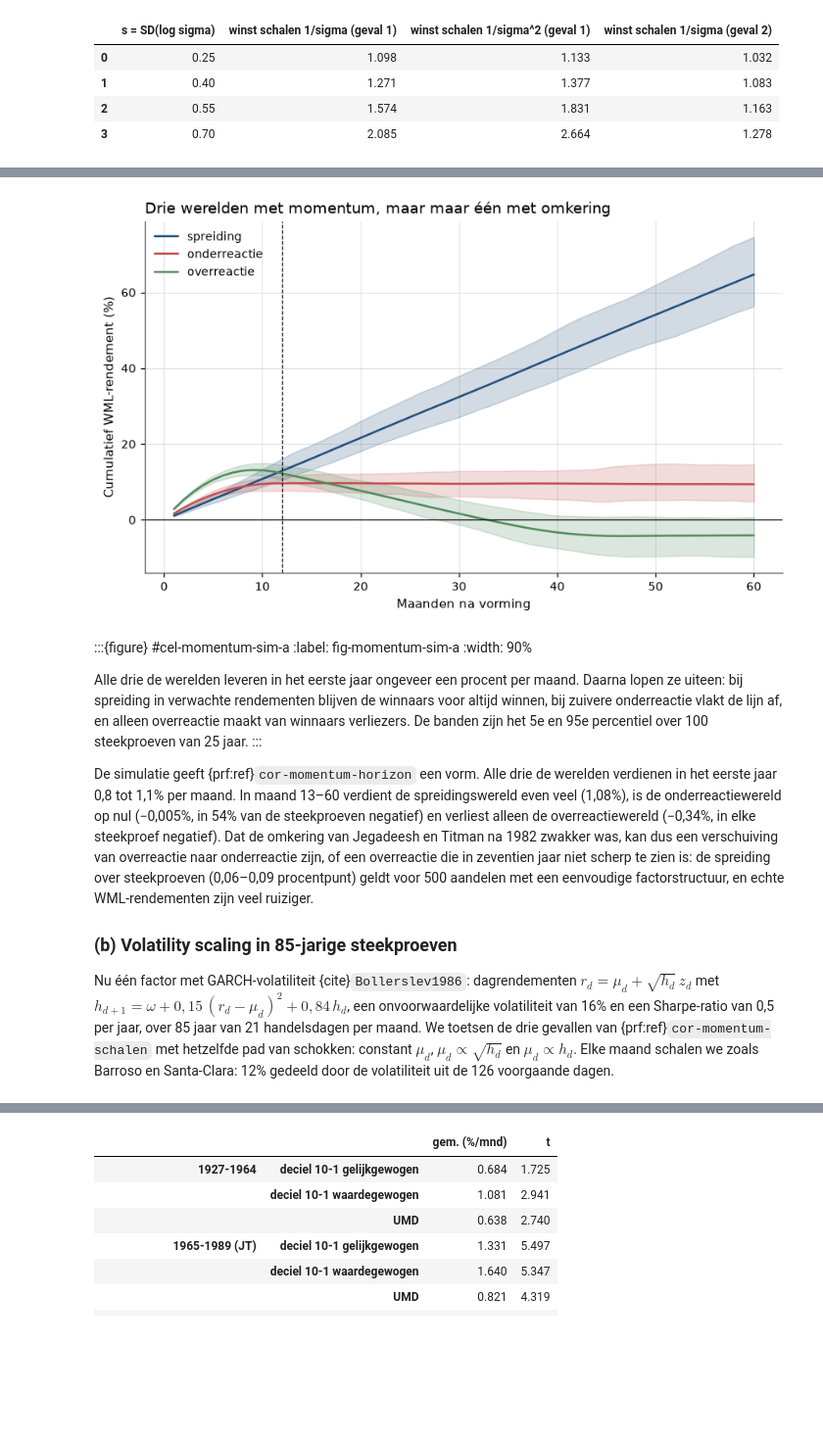
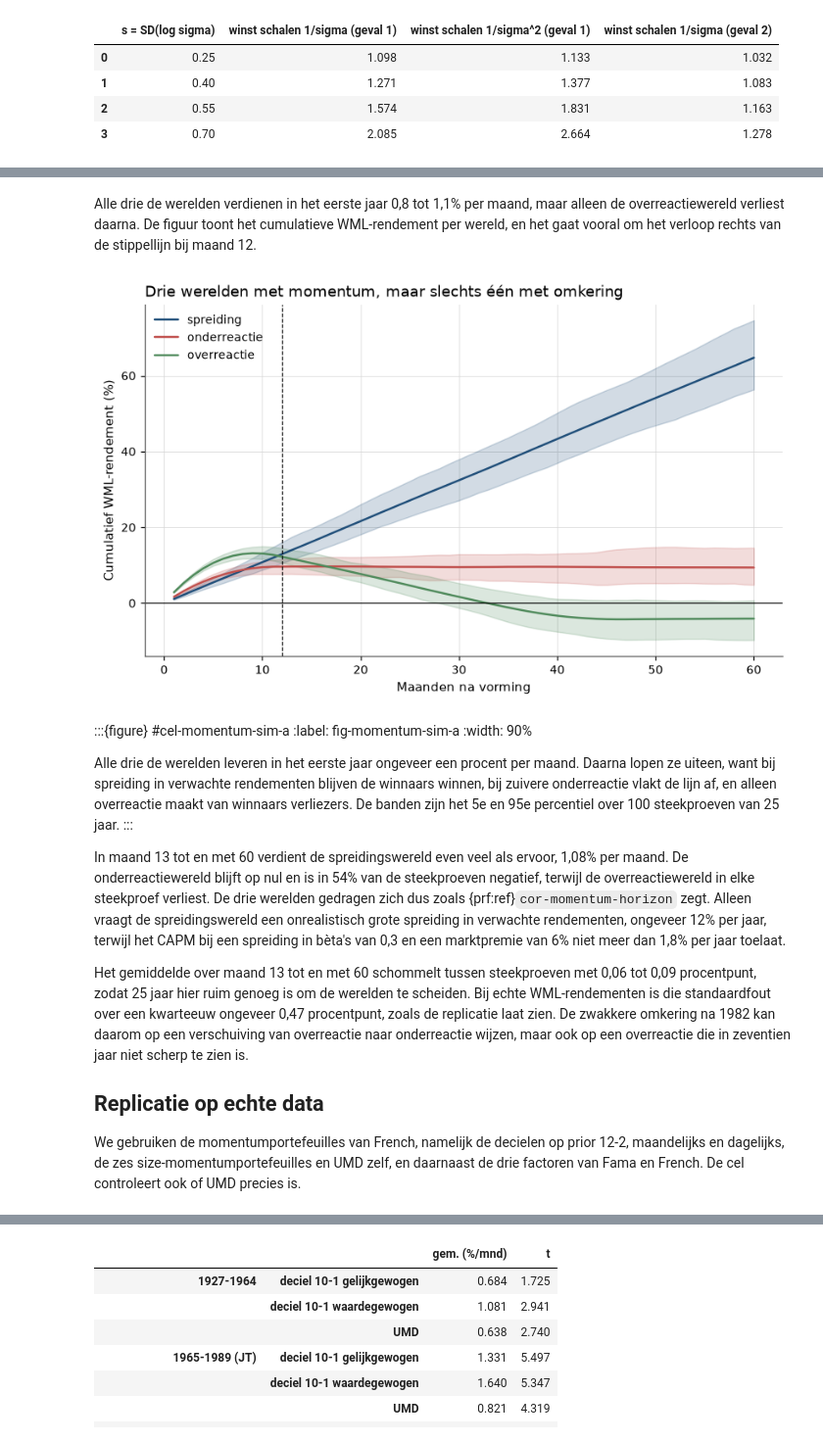
Before and after one commit to MaartenN14/history-asset-pricing, a Jupyter notebook: lectures/04_19_momentum.ipynb, the cells around one changed output, grey strips where cells are left out. Shown at 98% size. Cells and saved outputs as stored; diff of their text form; code cells hidden in the pictures; blank space fills up the shorter version.

```diff
--- a/lectures/04_19_momentum.ipynb
+++ b/lectures/04_19_momentum.ipynb
@@ -542,7 +627,7 @@ N_STOCKS, T_MONTHS, BURN, HORIZON, N_LEG, N_SAMPLES = 500, 300, 60, 60, 50, 100
 
 
 def simulate_panel(sd_mu=0.0, under=0.0, over=0.0, sd_news=0.08, sd_noise=0.06):
-    """T x N monthly returns: delayed response to news, noise, a market factor, dispersion in means."""
+    """T x N maandrendementen: vertraagde reactie op nieuws, ruis, een marktfactor, spreiding in gemiddelden."""
     n_t = BURN + 12 + T_MONTHS + HORIZON
     response = np.zeros(49)
     response[0] = 1.0 - under
@@ -557,12 +642,13 @@ def simulate_panel(sd_mu=0.0, under=0.0, over=0.0, sd_news=0.08, sd_noise=0.06):
 
 
 def wml_event_returns(R):
-    """Average WML return in event months 1..HORIZON, 12-1 signal, top and bottom N_LEG stocks."""
+    """Gemiddeld WML-rendement in maand 1..HORIZON na vorming, 12-1-signaal, bovenste en onderste N_LEG aandelen."""
     csum = np.vstack([np.zeros(R.shape[1]), np.cumsum(R, axis=0)])
-    taus = np.arange(11, len(R) - HORIZON)
-    ranks = (csum[taus] - csum[taus - 11]).argsort(axis=1).argsort(axis=1)
-    W = ((ranks >= R.shape[1] - N_LEG).astype(float) - (ranks < N_LEG)) / N_LEG
-    return np.array([np.einsum("ij,ij->", W, R[taus + k]) / len(taus) for k in range(1, HORIZON + 1)])
+    taus = np.arange(11, len(R) - HORIZON)                 # vormingsmaanden
+    signal_12_1 = csum[taus] - csum[taus - 11]              # som over de 11 maanden vóór tau
+    ranks = stats.rankdata(signal_12_1, axis=1)             # 1 = laagste signaal
+    weights = ((ranks > R.shape[1] - N_LEG).astype(float) - (ranks <= N_LEG)) / N_LEG
+    return np.array([(weights * R[taus + k]).sum() / len(taus) for k in range(1, HORIZON + 1)])
 
 
 worlds = {"spreiding": dict(sd_mu=0.010), "onderreactie": dict(under=0.30),
@@ -583,50 +669,56 @@ pd.DataFrame(
 | spreiding | 1.091 | 1.077 | 1.079 | 0.092 | 0.00 |
 | onderreactie | 1.664 | 0.803 | -0.005 | 0.061 | 0.54 |
 | overreactie | 2.845 | 1.019 | -0.340 | 0.061 | 1.00 |
+# %% [markdown]
+Alle drie de werelden verdienen in het eerste jaar 0,8 tot 1,1% per maand, maar alleen de
+overreactiewereld verliest daarna. De figuur toont het cumulatieve WML-rendement per
+wereld, en het gaat vooral om het verloop rechts van de stippellijn bij maand 12.
 # %%
 fig, ax = plt.subplots()
 months = np.arange(1, HORIZON + 1)
 for i, (name, x) in enumerate(event.items()):
     cum = 100 * x.cumsum(axis=1)
     ax.plot(months, cum.mean(axis=0), color=hap.plotting.COLORS[i], label=name)
     ax.fill_between(months, *np.percentile(cum, [5, 95], axis=0), color=hap.plotting.COLORS[i], alpha=0.2)
 ax.axvline(12, color="black", lw=0.8, ls="--")
 ax.axhline(0, color="black", lw=0.8)
 ax.set_xlabel("Maanden na vorming")
 ax.set_ylabel("Cumulatief WML-rendement (%)")
-ax.set_title("Drie werelden met momentum, maar maar één met omkering")
+ax.set_title("Drie werelden met momentum, maar slechts één met omkering")
 ax.legend()
 plt.show()
 # %% [output]
-[figure, old version]
+[figure, new version]
 # %% [markdown]
 :::{figure} #cel-momentum-sim-a
 :label: fig-momentum-sim-a
 :width: 90%
 
 Alle drie de werelden leveren in het eerste jaar ongeveer een procent per maand. Daarna
-lopen ze uiteen: bij spreiding in verwachte rendementen blijven de winnaars voor altijd
-winnen, bij zuivere onderreactie vlakt de lijn af, en alleen overreactie maakt van
-winnaars verliezers. De banden zijn het 5e en 95e percentiel over 100 steekproeven van
-25 jaar.
+lopen ze uiteen, want bij spreiding in verwachte rendementen blijven de winnaars winnen,
+bij zuivere onderreactie vlakt de lijn af, en alleen overreactie maakt van winnaars
+verliezers. De banden zijn het 5e en 95e percentiel over 100 steekproeven van 25 jaar.
 :::
 
-De simulatie geeft {prf:ref}`cor-momentum-horizon` een vorm. Alle drie de werelden
-verdienen in het eerste jaar 0,8 tot 1,1% per maand. In maand 13–60 verdient de
-spreidingswereld even veel (1,08%), is de onderreactiewereld op nul (−0,005%, in 54% van
-de steekproeven negatief) en verliest alleen de overreactiewereld (−0,34%, in elke
-steekproef negatief). Dat de omkering van Jegadeesh en Titman na 1982 zwakker was, kan
-dus een verschuiving van overreactie naar onderreactie zijn, of een overreactie die
-in zeventien jaar niet scherp te zien is: de spreiding over steekproeven (0,06–0,09
-procentpunt) geldt voor 500 aandelen met een eenvoudige factorstructuur, en echte
-WML-rendementen zijn veel ruiziger.
+In maand 13 tot en met 60 verdient de spreidingswereld even veel als ervoor, 1,08% per
+maand. De onderreactiewereld blijft op nul en is in 54% van de steekproeven negatief,
+terwijl de overreactiewereld in elke steekproef verliest. De drie werelden gedragen zich
+dus zoals {prf:ref}`cor-momentum-horizon` zegt. Alleen vraagt de spreidingswereld een
+onrealistisch grote spreiding in verwachte rendementen, ongeveer 12% per jaar, terwijl het
+CAPM bij een spreiding in bèta's van 0,3 en een marktpremie van 6% niet meer dan 1,8% per
+jaar toelaat.
 
-### (b) Volatility scaling in 85-jarige steekproeven
+Het gemiddelde over maand 13 tot en met 60 schommelt tussen steekproeven met 0,06 tot
+0,09 procentpunt, zodat 25 jaar hier ruim genoeg is om de werelden te scheiden. Bij echte
+WML-rendementen is die standaardfout over een kwarteeuw ongeveer 0,47 procentpunt, zoals de
+replicatie laat zien. De zwakkere omkering na 1982 kan daarom op een verschuiving van
+overreactie naar
+onderreactie wijzen, maar ook op een overreactie die in zeventien jaar niet scherp te zien
+is.
 
-Nu één factor met GARCH-volatiliteit {cite}`Bollerslev1986`: dagrendementen
-$r_d = \mu_d + \sqrt{h_d}\,z_d$ met $h_{d+1} = \omega + 0{,}15\,(r_d-\mu_d)^2 + 0{,}84\,h_d$,
-een onvoorwaardelijke volatiliteit van 16% en een Sharpe-ratio van 0,5 per jaar, over 85
-jaar van 21 handelsdagen per maand. We toetsen de drie gevallen van
-{prf:ref}`cor-momentum-schalen` met hetzelfde pad van schokken: constant $\mu_d$,
-$\mu_d \propto \sqrt{h_d}$ en $\mu_d \propto h_d$. Elke maand schalen we zoals Barroso en
-Santa-Clara: 12% gedeeld door de volatiliteit uit de 126 voorgaande dagen.
+## Replicatie op echte data
+
+We gebruiken de momentumportefeuilles van French, namelijk de decielen op prior 12-2,
+maandelijks en dagelijks, de zes size-momentumportefeuilles en UMD zelf, en daarnaast de
+drie factoren van Fama en French. De cel
+controleert ook of UMD precies [](#eq-momentum-umd) is.
```
Also changed, not shown: parts of 30 cells of this notebook, 5 other files.
